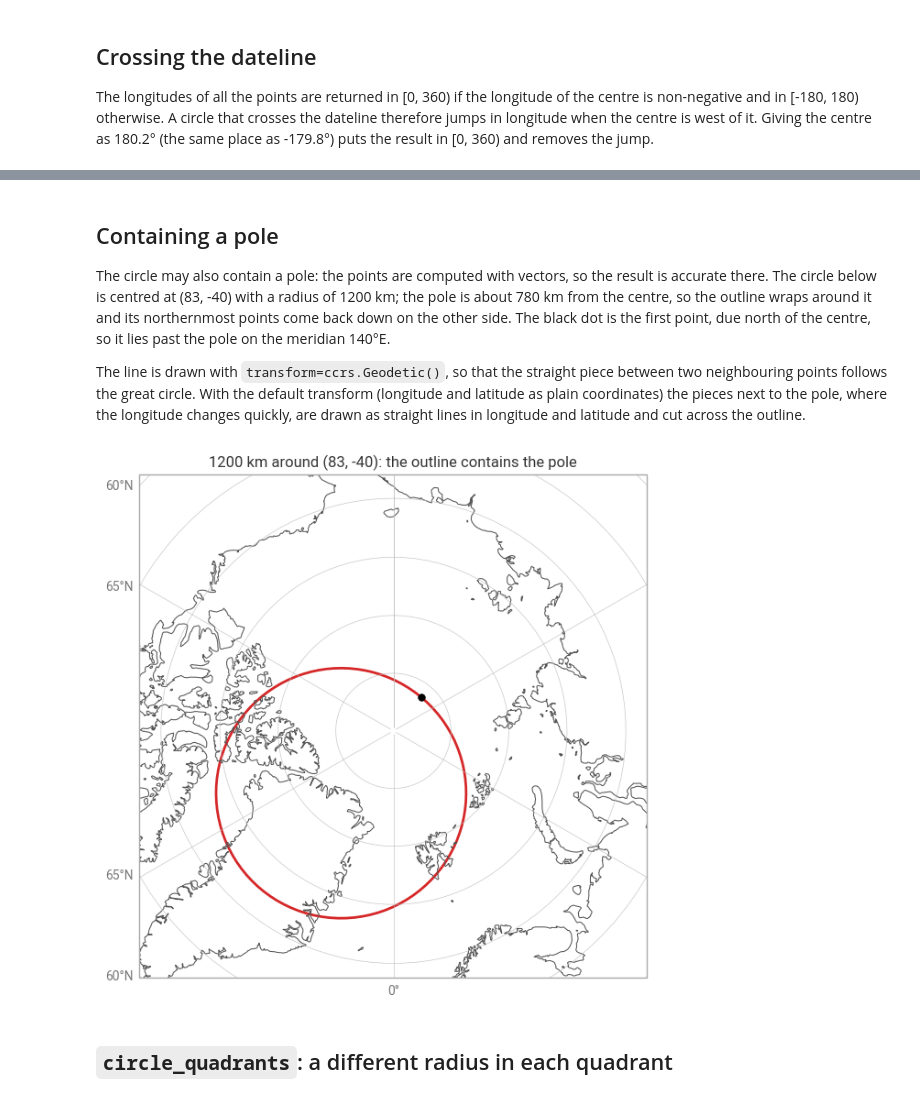
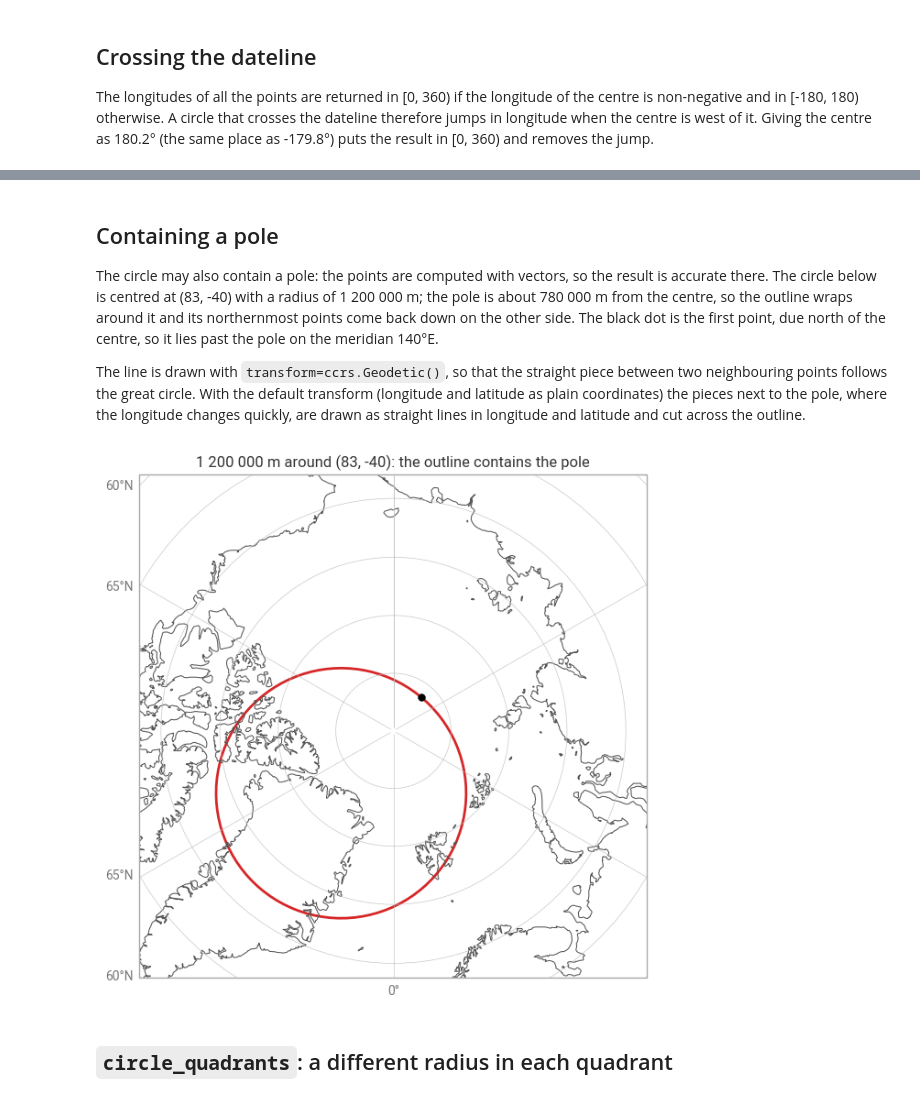
Before and after one commit to ecmwf/earthkit-geo, a Jupyter notebook: docs/tutorials/polyline/circle.ipynb, the cells around one changed output, grey strips where cells are left out. Saved outputs shown, nothing was run; the diff lists cells and outputs as text; code cells hidden in the pictures.

```diff
--- a/docs/tutorials/polyline/circle.ipynb
+++ b/docs/tutorials/polyline/circle.ipynb
@@ -96,8 +96,8 @@ centre 180.2:  longitudes from 177.4 to 183.0
 ## Containing a pole
 
 The circle may also contain a pole: the points are computed with vectors, so the result is
-accurate there. The circle below is centred at (83, -40) with a radius of 1200 km; the pole is
-about 780 km from the centre, so the outline wraps around it and its northernmost points come
+accurate there. The circle below is centred at (83, -40) with a radius of 1 200 000 m; the pole is
+about 780 000 m from the centre, so the outline wraps around it and its northernmost points come
 back down on the other side. The black dot is the first point, due north of the centre, so it
 lies past the pole on the meridian 140°E.
 
@@ -106,19 +106,19 @@ neighbouring points follows the great circle. With the default transform (longit
 as plain coordinates) the pieces next to the pole, where the longitude changes quickly, are drawn
 as straight lines in longitude and latitude and cut across the outline.
 # %%
-lats, lons = circle(83.0, -40.0, 1200)
+lats, lons = circle(83.0, -40.0, 1200000)
 
 fig = ekp.Figure(rows=1, columns=1, figsize=(6, 6))
 m = fig.add_map(crs=ccrs.NorthPolarStereo())
 m.line(lons, lats, color="tab:red", linewidth=2, transform=ccrs.Geodetic())
 m.scatter([lons[0]], [lats[0]], color="k", s=30, zorder=5)
 m.coastlines()
 m.gridlines()
 m.ax.set_extent([-180, 180, 68, 90], crs=ccrs.PlateCarree())
-m.title("1200 km around (83, -40): the outline contains the pole")
+m.title("1 200 000 m around (83, -40): the outline contains the pole")
 fig.show()
 # %% [output]
-[figure, old version]
+[figure, new version]
 # %% [markdown]
 ## ``circle_quadrants``: a different radius in each quadrant
 # %% [raw]
```
Also changed, not shown: parts of 10 cells of this notebook, 3 other files.
